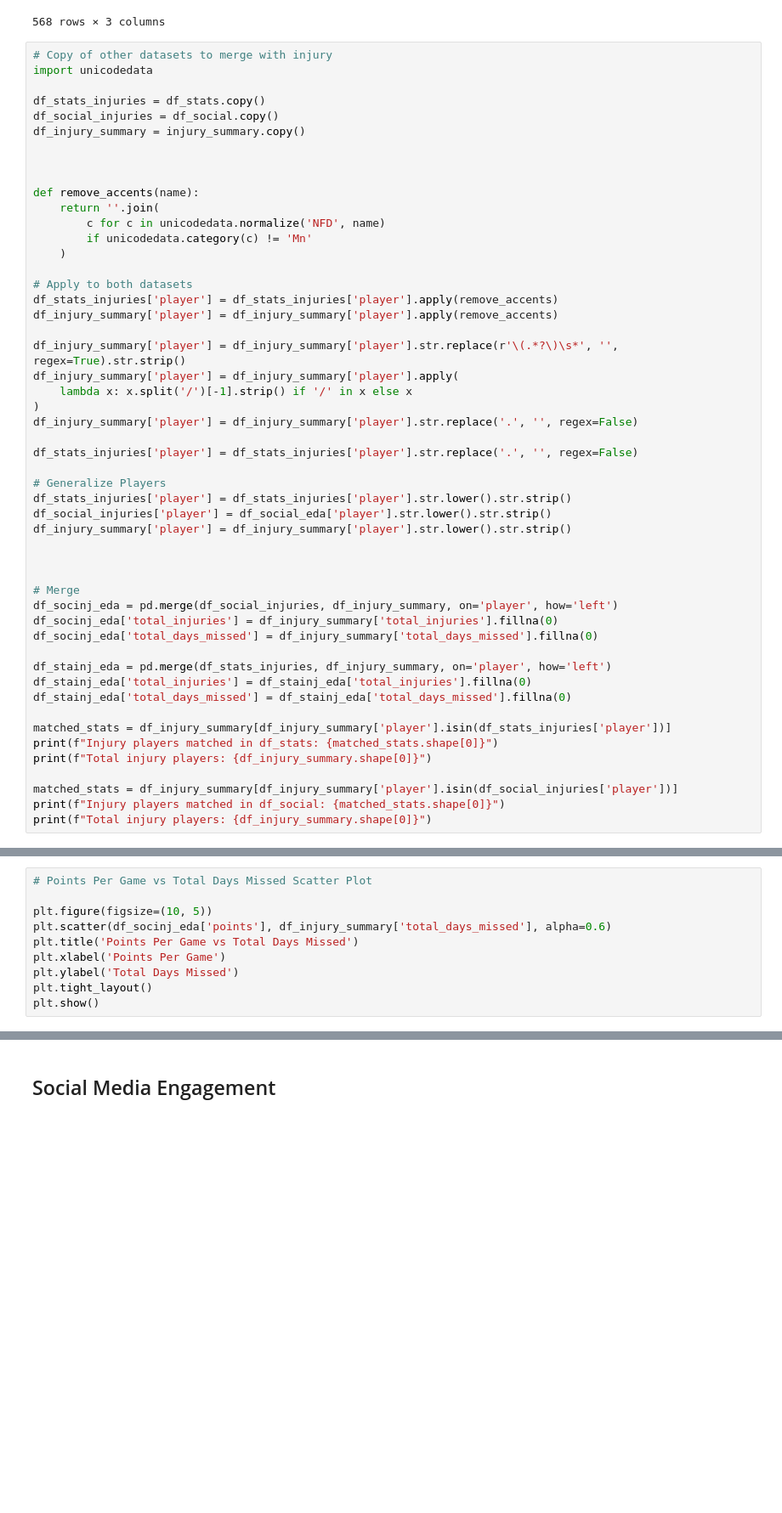
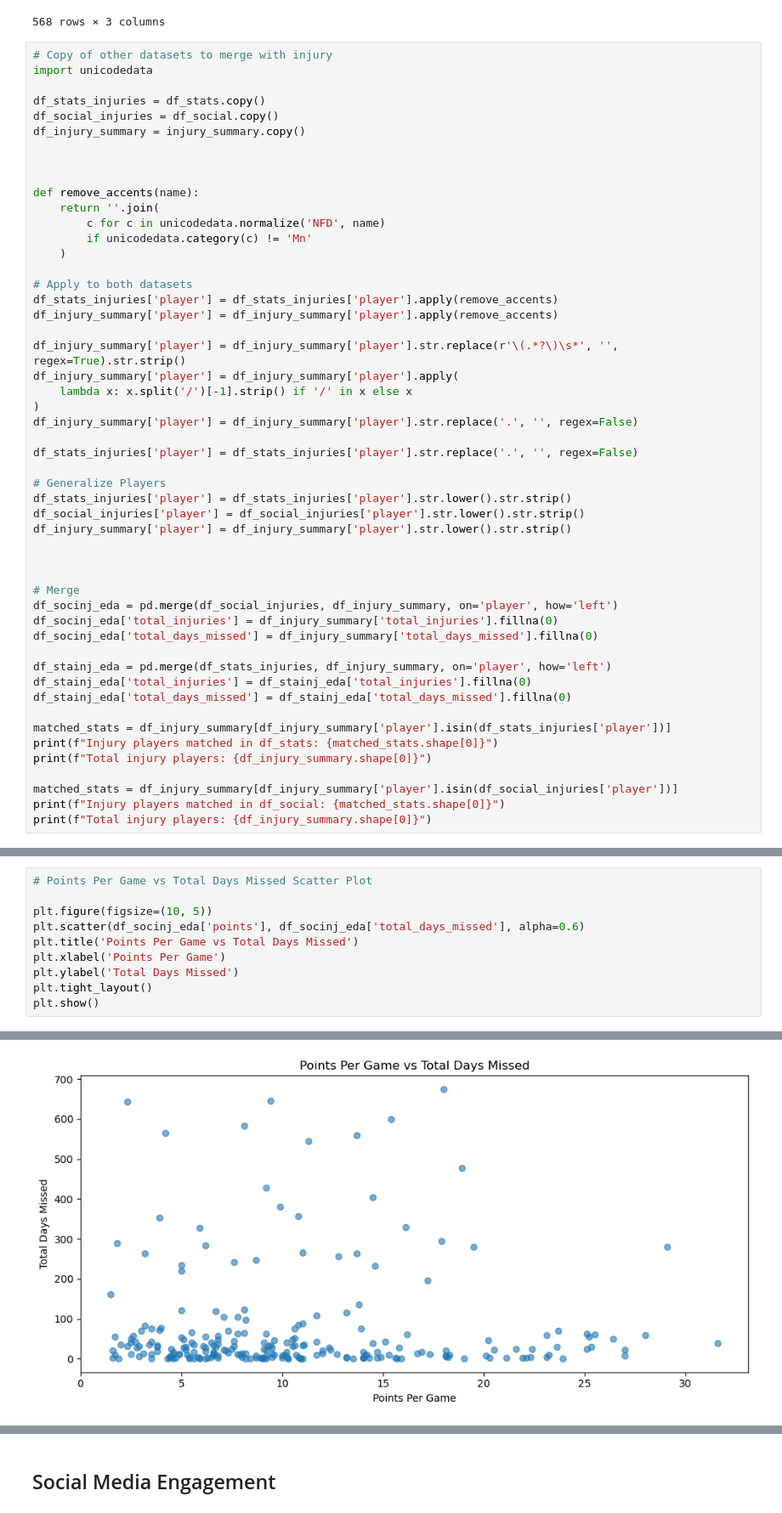
Before and after one commit to COGS108/Group122_WI26, a Jupyter notebook: 02-EDACheckpoint.ipynb, the cells around one changed output, grey strips where cells are left out. Shown at 85% size. Drawn from its saved outputs; the diff is of its cells as text; blank space fills up the shorter version.

Commit message:
Fixed some errors for injury

```diff
--- a/02-EDACheckpoint.ipynb
+++ b/02-EDACheckpoint.ipynb
@@ -633,7 +631,7 @@ df_stats_injuries['player'] = df_stats_injuries['player'].str.replace('.', '', r
 
 # Generalize Players
 df_stats_injuries['player'] = df_stats_injuries['player'].str.lower().str.strip()
-df_social_injuries['player'] = df_social_eda['player'].str.lower().str.strip()
+df_social_injuries['player'] = df_social_injuries['player'].str.lower().str.strip()
 df_injury_summary['player'] = df_injury_summary['player'].str.lower().str.strip()
 
 
@@ -660,7 +661,7 @@ NameError: name 'df_social_eda' is not defined
 # Points Per Game vs Total Days Missed Scatter Plot
 
 plt.figure(figsize=(10, 5))
-plt.scatter(df_socinj_eda['points'], df_injury_summary['total_days_missed'], alpha=0.6)
+plt.scatter(df_socinj_eda['points'], df_socinj_eda['total_days_missed'], alpha=0.6)
 plt.title('Points Per Game vs Total Days Missed')
 plt.xlabel('Points Per Game')
 plt.ylabel('Total Days Missed')
@@ -672,3 +671,4 @@ NameError: name 'df_socinj_eda' is not defined
+[figure, added]
 # %%
 
 
```
Also changed, not shown: parts of 10 cells of this notebook.
